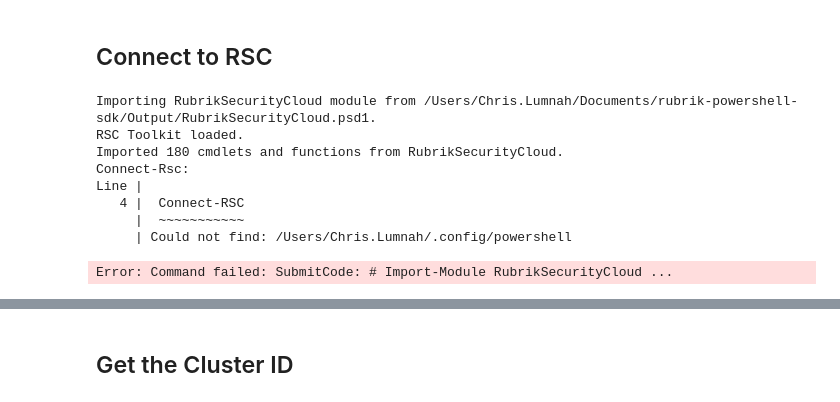
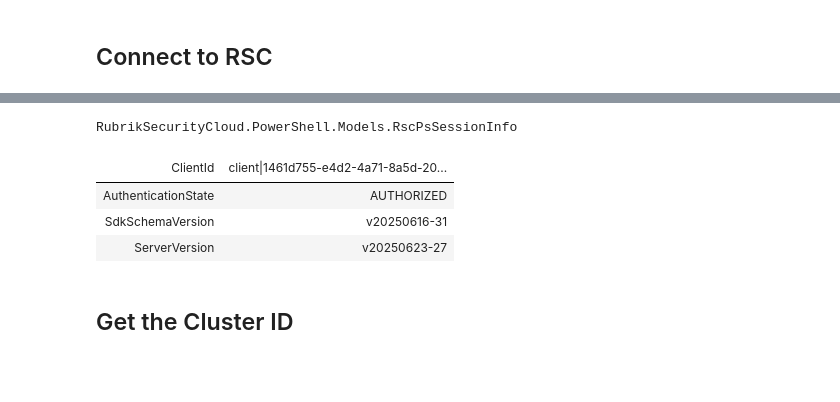
Before and after one commit to clumnah/Operationalize-MSSQL-Backups-With-Rubrik-Security-Cloud, a Jupyter notebook: content/Get-RscMssqlDatabase.ipynb, the cells around one changed output, grey strips where cells are left out. Drawn from its saved outputs; the diff is of its cells as text; code cells hidden in the pictures; blank space fills up the shorter version.

```diff
--- a/content/Get-RscMssqlDatabase.ipynb
+++ b/content/Get-RscMssqlDatabase.ipynb
@@ -15,16 +15,12 @@ To get information about the SQL Server Database, you need to do the following
 1. Use **Disconnect-RSC** to disconnect from RSC
 # %% [markdown]
 ## Connect to RSC
-# %%
-Import-Module RubrikSecurityCloud
-Connect-RSC
-# %% [output]
-Importing RubrikSecurityCloud module from /Users/Chris.Lumnah/Documents/rubrik-powershell-sdk/Output/RubrikSecurityCloud.psd1.
-RSC Toolkit loaded.
-Imported 180 cmdlets and functions from RubrikSecurityCloud.
-Connect-Rsc:
-Line |
-   4 |  Connect-RSC
-     |  ~~~~~~~~~~~
-     | Could not find: /Users/Chris.Lumnah/.config/powershell
-Error: Command failed: SubmitCode: # Import-Module RubrikSecurityCloud ...
+# %%
+Import-Module RubrikSecurityCloud
+$ConnectRsc = @{
+    Server = op read "op://Rubrik/RoadRunnerServiceAccount/hostname"
+    ClientId = op read "op://Rubrik/RoadRunnerServiceAccount/username"
+    ClientSecret = ConvertTo-SecureString (op read "op://Rubrik/RoadRunnerServiceAccount/credential") -AsPlainText -Force
+}
+Connect-RSC @ConnectRsc
+# %% [output]
@@ -31,3 +29,8 @@ Error: Command failed: SubmitCode: # Import-Module RubrikSecurityCloud ...
+RubrikSecurityCloud.PowerShell.Models.RscPsSessionInfo
+| ClientId | client|1461d755-e4d2-4a71-8a5d-20... |
+| AuthenticationState | AUTHORIZED |
+| SdkSchemaVersion | v20250616-31 |
+| ServerVersion | v20250623-27 |
 # %% [markdown]
 ## Get the Cluster ID
 # %%
```
Also changed, not shown: parts of 4 cells of this notebook, 2 other files.
